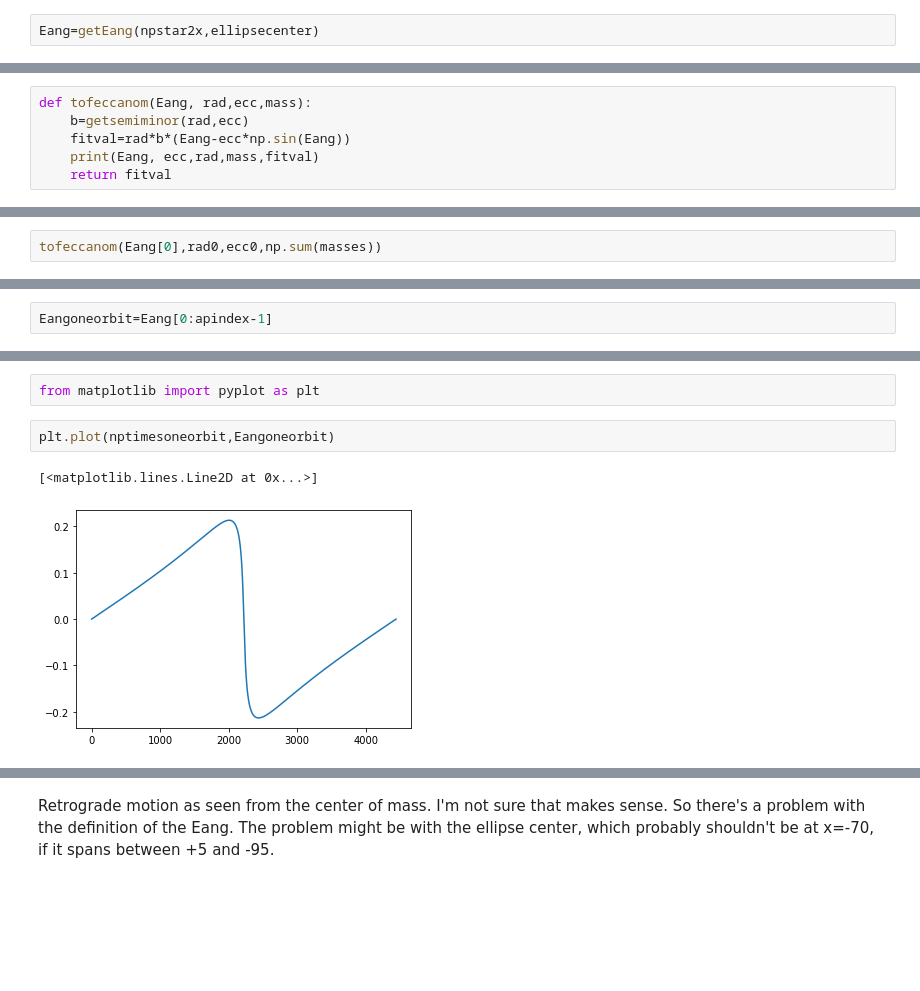
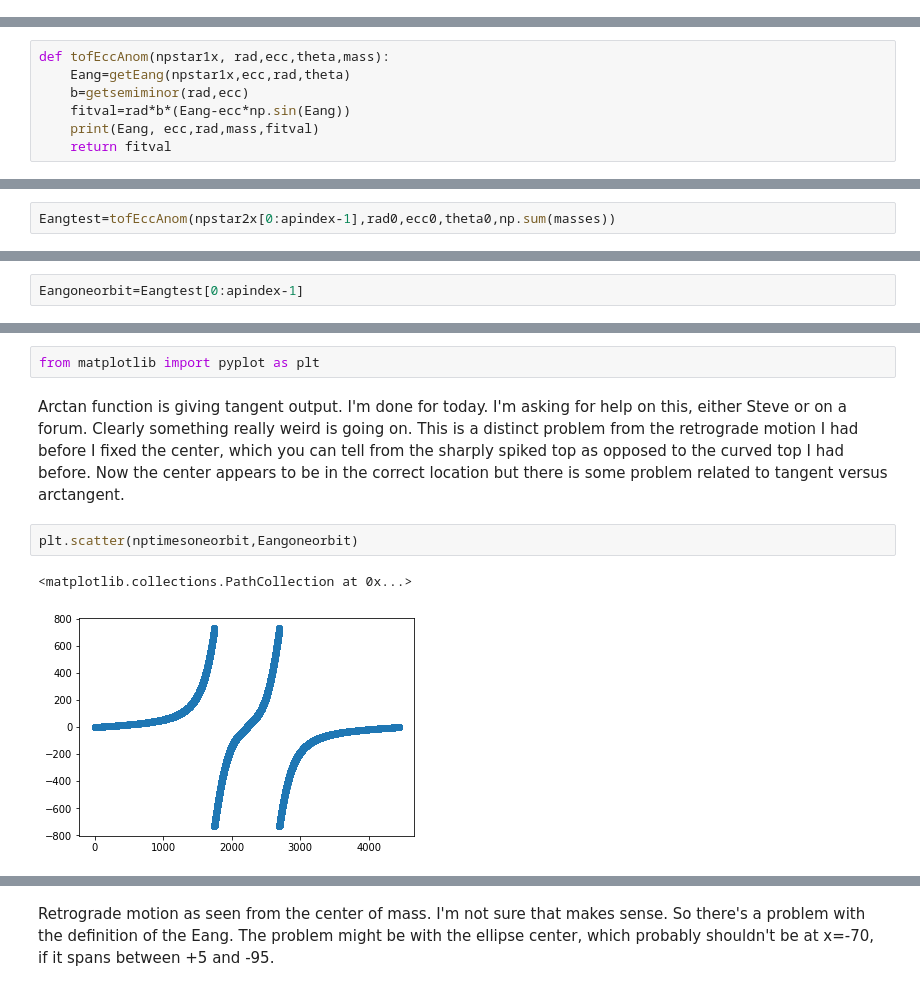
Before and after one commit to sdorsher/ManyBodyProblem, a Jupyter notebook: Vector Elliptical Refactored.ipynb, the cells around one changed output, grey strips where cells are left out. Saved outputs shown, nothing was run; the diff lists cells and outputs as text; blank space fills up the shorter version.

```diff
--- a/Vector Elliptical Refactored.ipynb
+++ b/Vector Elliptical Refactored.ipynb
@@ -348,6 +371,4 @@ def getEang(npstar1x,ellipsecenter):
     return Eang
-# %%
-Eang=getEang(npstar2x,ellipsecenter)
 # %%
 def xofeccanom(rad,Eang,ecc):
     return rad*(np.cos(Eang)-ecc)
@@ -356,7 +377,8 @@ def yofeccanom(rad, Eang, ecc):
     b=getsemiminor(rad,ecc)
     return b*np.sin(Eang)
 # %%
-def tofeccanom(Eang, rad,ecc,mass):
+def tofEccAnom(npstar1x, rad,ecc,theta,mass):
+    Eang=getEang(npstar1x,ecc,rad,theta)
     b=getsemiminor(rad,ecc)
     fitval=rad*b*(Eang-ecc*np.sin(Eang))
     print(Eang, ecc,rad,mass,fitval)
@@ -368,4 +390,4 @@ def residualtEang(pars,nptimes,Eang):
     return residual
 # %%
-tofeccanom(Eang[0],rad0,ecc0,np.sum(masses))
+Eangtest=tofEccAnom(npstar2x[0:apindex-1],rad0,ecc0,theta0,np.sum(masses))
 # %% [output]
@@ -378,4 +419,4 @@ nptimes[0]
 # %%
 nptimesoneorbit=nptimes[0:apindex-1]
 # %%
-Eangoneorbit=Eang[0:apindex-1]
+Eangoneorbit=Eangtest[0:apindex-1]
@@ -382,8 +428,10 @@ Eangoneorbit=Eang[0:apindex-1]
 # %%
 from matplotlib import pyplot as plt
+# %% [markdown]
+Arctan function is giving tangent output. I'm done for today. I'm asking for help on this, either Steve or on a forum. Clearly something really weird is going on. This is a distinct problem from the retrograde motion I had before I fixed the center, which you can tell from the sharply spiked top as opposed to the curved top I had before. Now the center appears to be in the correct location but there is some problem related to tangent versus arctangent.
 # %%
-plt.plot(nptimesoneorbit,Eangoneorbit)
+plt.scatter(nptimesoneorbit,Eangoneorbit)
 # %% [output]
-[<matplotlib.lines.Line2D at 0x...>]
+<matplotlib.collections.PathCollection at 0x...>
-[figure, old version]
+[figure, new version]
 # %%
```
Also changed, not shown: parts of 16 cells of this notebook.
